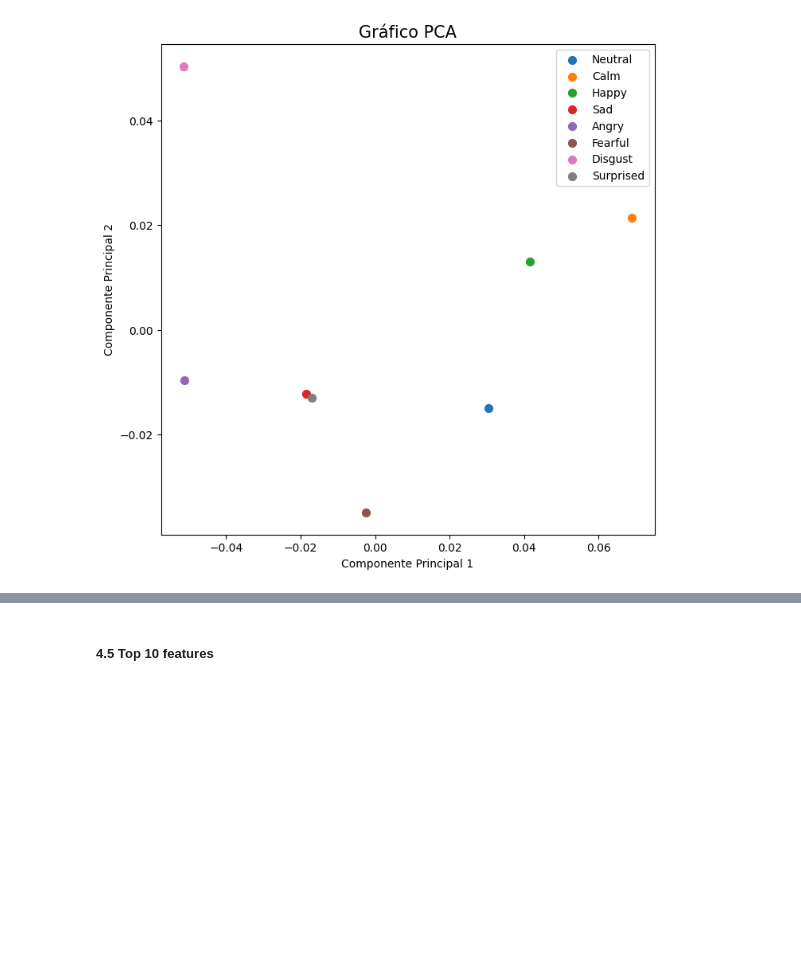
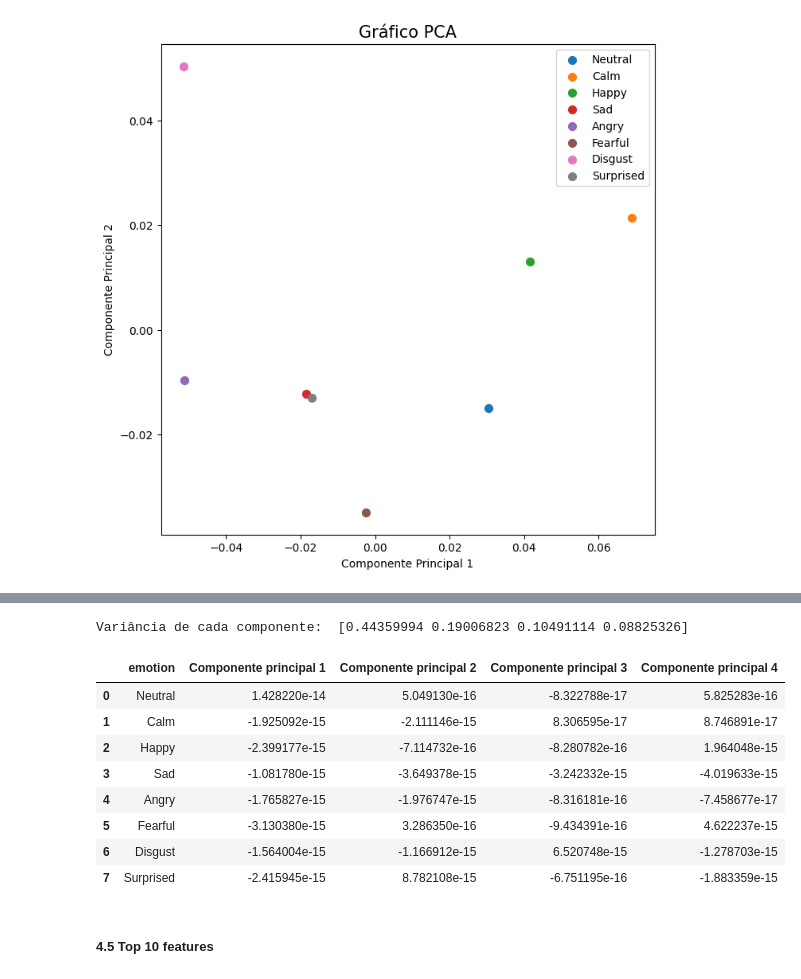
Before and after one commit to cmom2002/TCD, a Jupyter notebook: Part_A/020245868_2020246886_EA2023.ipynb, the cells around one changed output, grey strips where cells are left out. Saved outputs shown, nothing was run; the diff lists cells and outputs as text; code cells hidden in the pictures; blank space fills up the shorter version.

```diff
--- a/Part_A/020245868_2020246886_EA2023.ipynb
+++ b/Part_A/020245868_2020246886_EA2023.ipynb
@@ -814,0 +815,32 @@ pca_graph(all_pca_table)
+# %%
+def normalize_zscore(array):
+    return [((x - np.mean(array))/np.std(array)) for x in array]
+# %%
+# d = {file1: {frame0: [[x_0, y_0],...,[x_67, y_67]], frame1: ...}, file2: ....}
+
+#[x_0_1, ...]
+#[x_0-zcore,...]
+
+def nomalize_coordinates_zcore(d):
+    for file in d:
+        for c in range(2):
+            for landmarks in range(68):
+                array = []
+                for frame in d[file]:
+                    array.append(d[file][frame][landmarks][c])
+                new_array = normalize_zscore(array)
+                for frame in d[file]:
+                    d[file][frame][landmarks][c] = new_array[frame]
+
+    with open("dicionary_normalized_zscore.pkl", 'wb') as arq:
+        pickle.dump(d, arq)
+    return d
+
+if os.path.exists("dicionary_normalized_zscore.pkl"):
+    with open("dicionary_normalized_zscore.pkl", 'rb') as arq:
+        all_d_normalized_zcore = pickle.load(arq)
+else:
+    all_d_normalized_zcore = nomalize_coordinates_zcore(all_d)
+# %%
+all_feature_set_zcore = create_feature_set(68, all_d_normalized_zcore)
+display(all_df_feature_set)
@@ -815,3 +858,16 @@ pca_graph(all_pca_table)
+# %%
+pca(all_feature_set_zcore, 0.75)
+# %% [output]
+Variância de cada componente:  [0.44359994 0.19006823 0.10491114 0.08825326]
+|  | emotion | Componente principal 1 | Componente principal 2 | Componente principal 3 | Componente principal 4 |
+| 0 | Neutral | 1.428220e-14 | 5.049130e-16 | -8.322788e-17 | 5.825283e-16 |
+| 1 | Calm | -1.925092e-15 | -2.111146e-15 | 8.306595e-17 | 8.746891e-17 |
+| 2 | Happy | -2.399177e-15 | -7.114732e-16 | -8.280782e-16 | 1.964048e-15 |
+| 3 | Sad | -1.081780e-15 | -3.649378e-15 | -3.242332e-15 | -4.019633e-15 |
+| 4 | Angry | -1.765827e-15 | -1.976747e-15 | -8.316181e-16 | -7.458677e-17 |
+| 5 | Fearful | -3.130380e-15 | 3.286350e-16 | -9.434391e-16 | 4.622237e-15 |
+| 6 | Disgust | -1.564004e-15 | -1.166912e-15 | 6.520748e-15 | -1.278703e-15 |
+| 7 | Surprised | -2.415945e-15 | 8.782108e-15 | -6.751195e-16 | -1.883359e-15 |
 # %% [markdown]
 ##### 4.5 Top 10 features
 # %%
```
Also changed, not shown: parts of 8 cells of this notebook.
